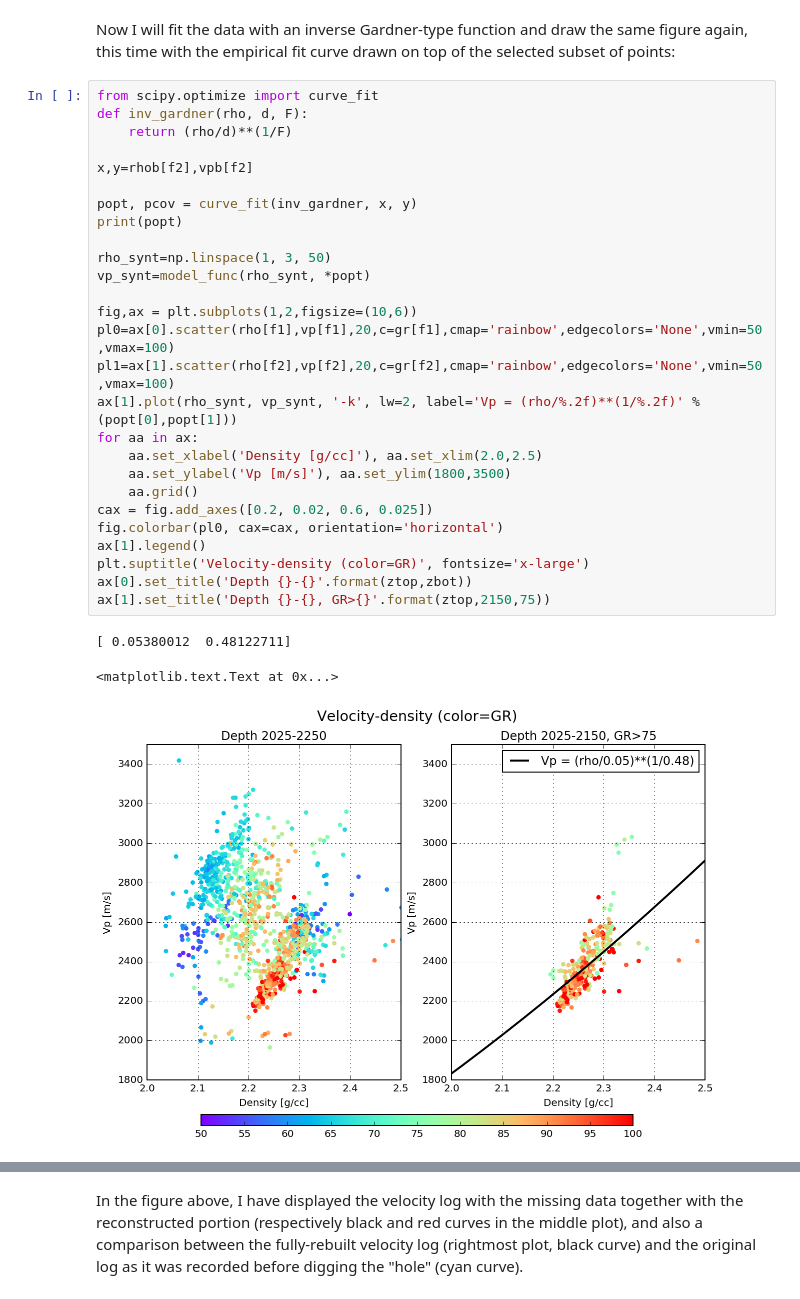
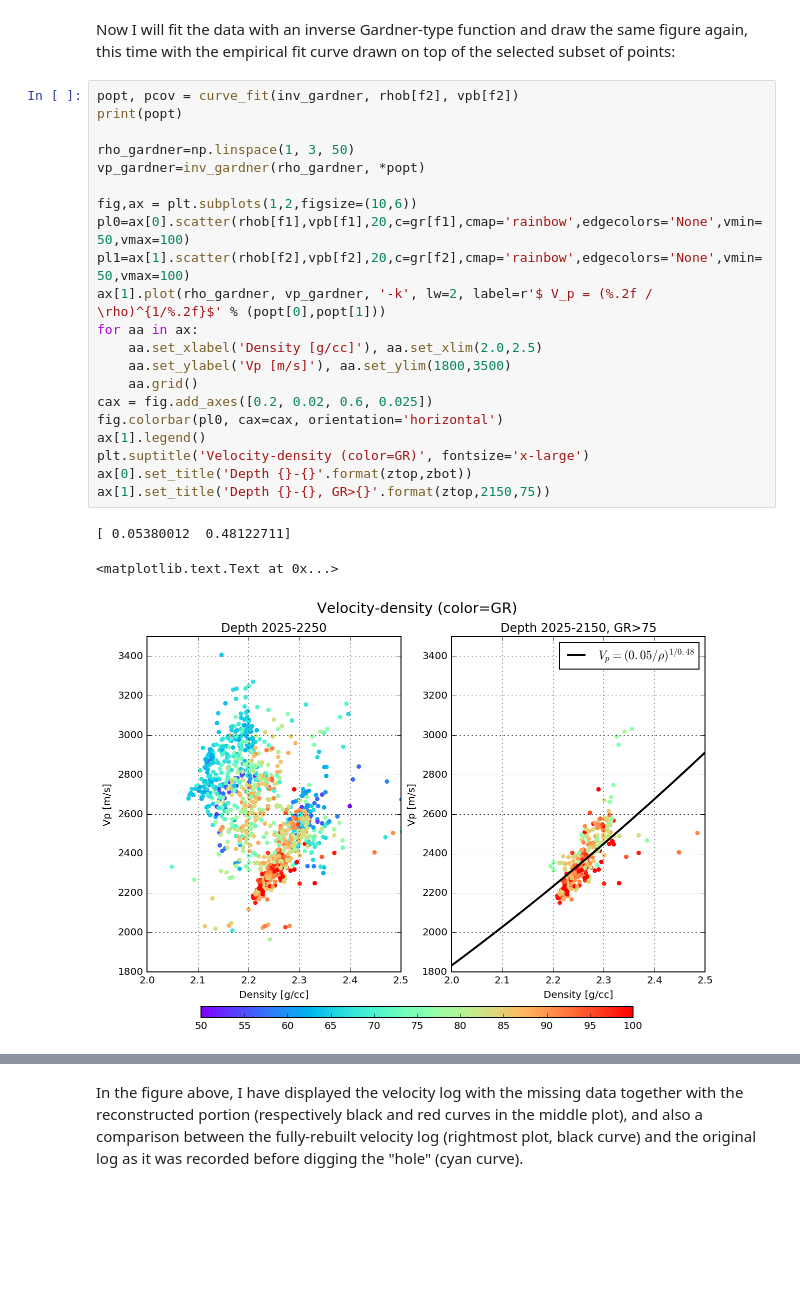
Before and after one commit to Kevin2599/geophysical_notes, a Jupyter notebook: inverse_gardner.ipynb, the cells around one changed output, grey strips where cells are left out. Cells and saved outputs as stored; diff of their text form; blank space fills up the shorter version.

```diff
--- a/inverse_gardner.ipynb
+++ b/inverse_gardner.ipynb
@@ -174,36 +172,30 @@ ax[1].set_title('Depth {}-{}, GR>{}'.format(ztop,2150,75))
 # %% [markdown]
 Now I will fit the data with an inverse Gardner-type function and draw the same figure again, this time with the empirical fit curve drawn on top of the selected subset of points:
 # %%
-from scipy.optimize import curve_fit
-def inv_gardner(rho, d, F):
-    return (rho/d)**(1/F)
-
-x,y=rhob[f2],vpb[f2]
-
-popt, pcov = curve_fit(inv_gardner, x, y)
+popt, pcov = curve_fit(inv_gardner, rhob[f2], vpb[f2])
 print(popt)
 
-rho_synt=np.linspace(1, 3, 50)
-vp_synt=model_func(rho_synt, *popt)
+rho_gardner=np.linspace(1, 3, 50)
+vp_gardner=inv_gardner(rho_gardner, *popt)
 
 fig,ax = plt.subplots(1,2,figsize=(10,6))
-pl0=ax[0].scatter(rho[f1],vp[f1],20,c=gr[f1],cmap='rainbow',edgecolors='None',vmin=50,vmax=100)
-pl1=ax[1].scatter(rho[f2],vp[f2],20,c=gr[f2],cmap='rainbow',edgecolors='None',vmin=50,vmax=100)
-ax[1].plot(rho_synt, vp_synt, '-k', lw=2, label='Vp = (rho/%.2f)**(1/%.2f)' % (popt[0],popt[1]))
+pl0=ax[0].scatter(rhob[f1],vpb[f1],20,c=gr[f1],cmap='rainbow',edgecolors='None',vmin=50,vmax=100)
+pl1=ax[1].scatter(rhob[f2],vpb[f2],20,c=gr[f2],cmap='rainbow',edgecolors='None',vmin=50,vmax=100)
+ax[1].plot(rho_gardner, vp_gardner, '-k', lw=2, label=r'$ V_p = (%.2f / \rho)^{1/%.2f}$' % (popt[0],popt[1]))
 for aa in ax:
     aa.set_xlabel('Density [g/cc]'), aa.set_xlim(2.0,2.5)
     aa.set_ylabel('Vp [m/s]'), aa.set_ylim(1800,3500)
     aa.grid()
 cax = fig.add_axes([0.2, 0.02, 0.6, 0.025])
 fig.colorbar(pl0, cax=cax, orientation='horizontal')
 ax[1].legend()
 plt.suptitle('Velocity-density (color=GR)', fontsize='x-large')
 ax[0].set_title('Depth {}-{}'.format(ztop,zbot))
 ax[1].set_title('Depth {}-{}, GR>{}'.format(ztop,2150,75))
 # %% [output]
 [ 0.05380012  0.48122711]
 <matplotlib.text.Text at 0x...>
-[figure, old version]
+[figure, new version]
 # %%
 vp_gardner=inv_gardner(rhob, *popt)  # apply inverse Gardner fit to density log to derive Vp
 vp_gardner[~hole]=np.nan             # blanks out all the data outside of the 'hole'
```
Also changed, not shown: parts of 8 cells of this notebook, 1 other file.
